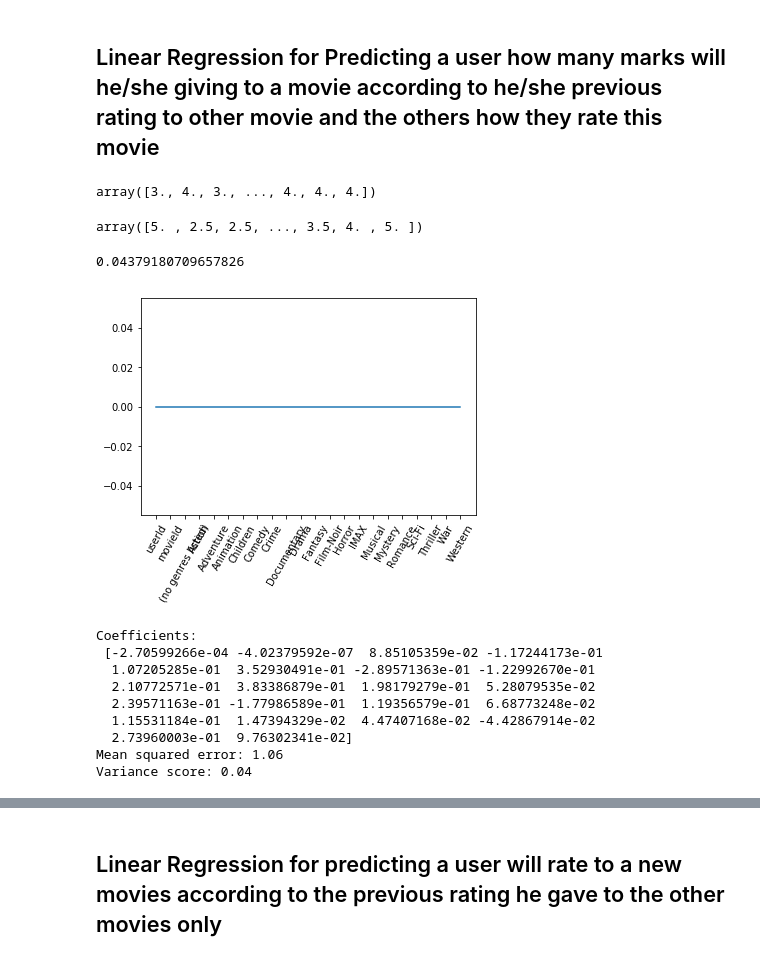
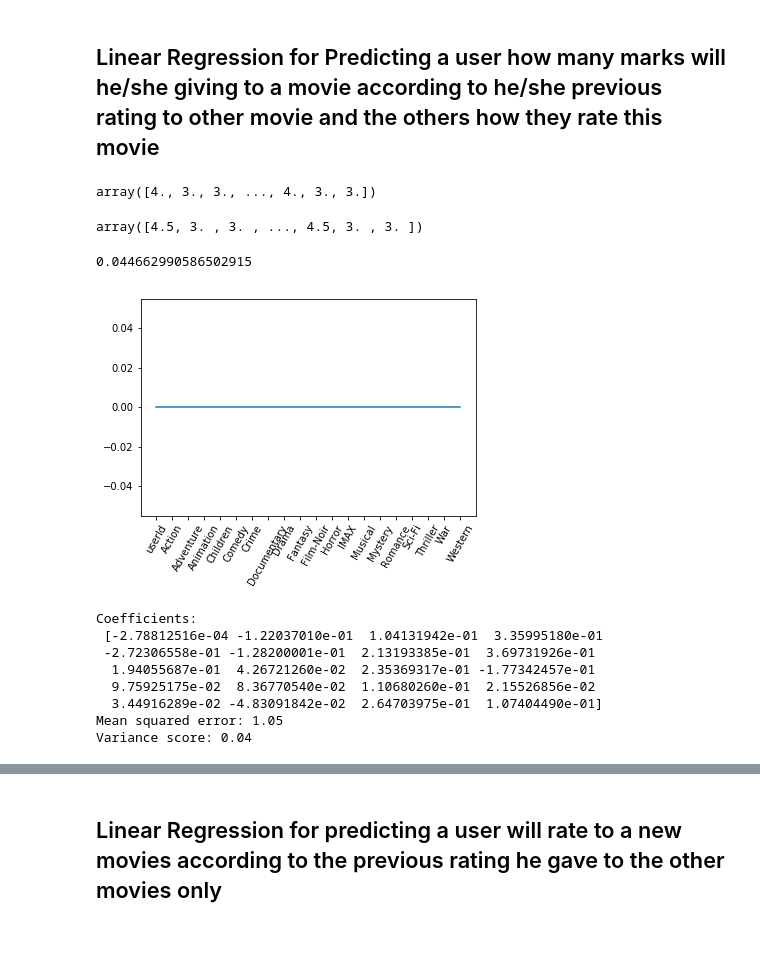
Before and after one commit to Ericlkl/Movie-Rating-Prediction, a Jupyter notebook: Assignment.ipynb, the cells around one changed output, grey strips where cells are left out. Drawn from its saved outputs; the diff is of its cells as text; code cells hidden in the pictures.

```diff
--- a/Assignment.ipynb
+++ b/Assignment.ipynb
@@ -25,12 +25,19 @@ movies_dataset = pd.read_csv("./data/movies.csv")
 movies_dataset.set_index('movieId', inplace = True)
 
 # Convert genres to dummy variable dataset
-movies_dataset = movies_dataset['genres'].str.get_dummies(sep='|')
+# movies_genres_dummy <- a dataframe contains the genres values for all the movies and using movieId as index
+movies_genres_dummy = movies_dataset['genres'].str.get_dummies(sep='|')
+# Remove (no genres listed) from dummy because all 0 can represent (no genres listed)
+movies_genres_dummy = movies_genres_dummy.drop(columns=["(no genres listed)"], axis=1)
 
+
+# Use this If you think you are able to work on the years
 # Cannot use year as parameter because in movie 3xxxx there is a movie does not have years
 # movies_dataset["year"] = movies_dataset["title"].str.extract(r"\(([0-9]+)\)").astype(dtype=np.int)
 
-# Filtering duplicate values in the MovieGenre list
-# movies_dataset = movies_dataset.drop(columns=["(no genres listed)","Western","IMAX","Film-Noir","Children"], axis=1)
+# Pre Processing for KMeans Algorithm finding the similar movies
+movies_dataset = movies_dataset.drop(columns=["genres"], axis=1)
+movies_dataset = pd.merge(movies_dataset, movies_genres_dummy, on = 'movieId', how = "left")
+
 movies_dataset
 # %% [output]
@@ -56,6 +63,6 @@ movies_dataset
 # %% [markdown]
 ## Combine Rating and Movie Dataset to one Dataset
 # %%
-full_rating_dataset = pd.merge(rating_dataset[["userId","movieId","rating"]], movies_dataset, on = 'movieId', how = "left")
+full_rating_dataset = pd.merge(rating_dataset[["userId","movieId","rating"]], movies_genres_dummy, on = 'movieId', how = "left")
 full_rating_dataset
 # %% [output]
@@ -80,40 +87,42 @@ full_rating_dataset
 # %% [markdown]
 ## Linear Regression for Predicting a user how many marks will he/she giving to a movie according to he/she previous rating to other movie and the others how they rate this movie
 # %%
-X = full_rating_dataset.drop(columns=['rating'], axis=1).values
-y = full_rating_dataset.iloc[:,2].values
+X_df = full_rating_dataset.drop(columns=['rating','movieId'], axis=1)
+y_df = full_rating_dataset.iloc[:,2]
 
-X_train, X_test, y_train, y_test = train_test_split(X,y, test_size = 0.2, random_state = 0)
+X = X_df.values
+y = y_df.values
+
+X_train, X_test, y_train, y_test = train_test_split(X,y, test_size = 0.2, random_state = 42)
 
 regressor = LinearRegression()
 regressor.fit(X_train,y_train)
 
 y_pred = regressor.predict(X_test)
+
+y_pred.round()
+# %% [output]
+array([4., 3., 3., ..., 4., 3., 3.])
-# %%
-y_pred.round()
-# %% [output]
-array([3., 4., 3., ..., 4., 4., 4.])
 # %%
 y_test
 # %% [output]
-array([5. , 2.5, 2.5, ..., 3.5, 4. , 5. ])
+array([4.5, 3. , 3. , ..., 4.5, 3. , 3. ])
 # %%
 regressor.score(X_test,y_test)
 # %% [output]
-0.04379180709657826
+0.044662990586502915
 # %%
 lasso = Lasso(alpha = 0.1, normalize = True)
-lasso.fit(X_train,y_train)
+lasso.fit(X,y)
 lasso_coef = lasso.coef_
 
-columns = full_rating_dataset.drop(columns=['rating'], axis=1).columns.values
-columns
+columns = X_df.columns
 
 plt.plot(range(len(columns)),lasso_coef)
-plt.xticks(range(len(columns)), columns, rotation = 60)
+plt.xticks(range(len(columns)), columns.values, rotation = 60)
 plt.show()
 # %% [output]
-[figure, old version]
+[figure, new version]
 # %%
 # The coefficients
 print('Coefficients: \n', regressor.coef_)
@@ -123,13 +132,12 @@ print("Mean squared error: %.2f" % mean_squared_error(y_test, y_pred))
 print('Variance score: %.2f' % r2_score(y_test, y_pred))
 # %% [output]
 Coefficients:
- [-2.70599266e-04 -4.02379592e-07  8.85105359e-02 -1.17244173e-01
-  1.07205285e-01  3.52930491e-01 -2.89571363e-01 -1.22992670e-01
-  2.10772571e-01  3.83386879e-01  1.98179279e-01  5.28079535e-02
-  2.39571163e-01 -1.77986589e-01  1.19356579e-01  6.68773248e-02
-  1.15531184e-01  1.47394329e-02  4.47407168e-02 -4.42867914e-02
-  2.73960003e-01  9.76302341e-02]
-Mean squared error: 1.06
+ [-2.78812516e-04 -1.22037010e-01  1.04131942e-01  3.35995180e-01
+ -2.72306558e-01 -1.28200001e-01  2.13193385e-01  3.69731926e-01
+  1.94055687e-01  4.26721260e-02  2.35369317e-01 -1.77342457e-01
+  9.75925175e-02  8.36770540e-02  1.10680260e-01  2.15526856e-02
+  3.44916289e-02 -4.83091842e-02  2.64703975e-01  1.07404490e-01]
+Mean squared error: 1.05
 Variance score: 0.04
 # %%
 # Add 1 to Xtrain represent parameter0
```
Also changed, not shown: parts of 16 cells of this notebook, 1 other file.
